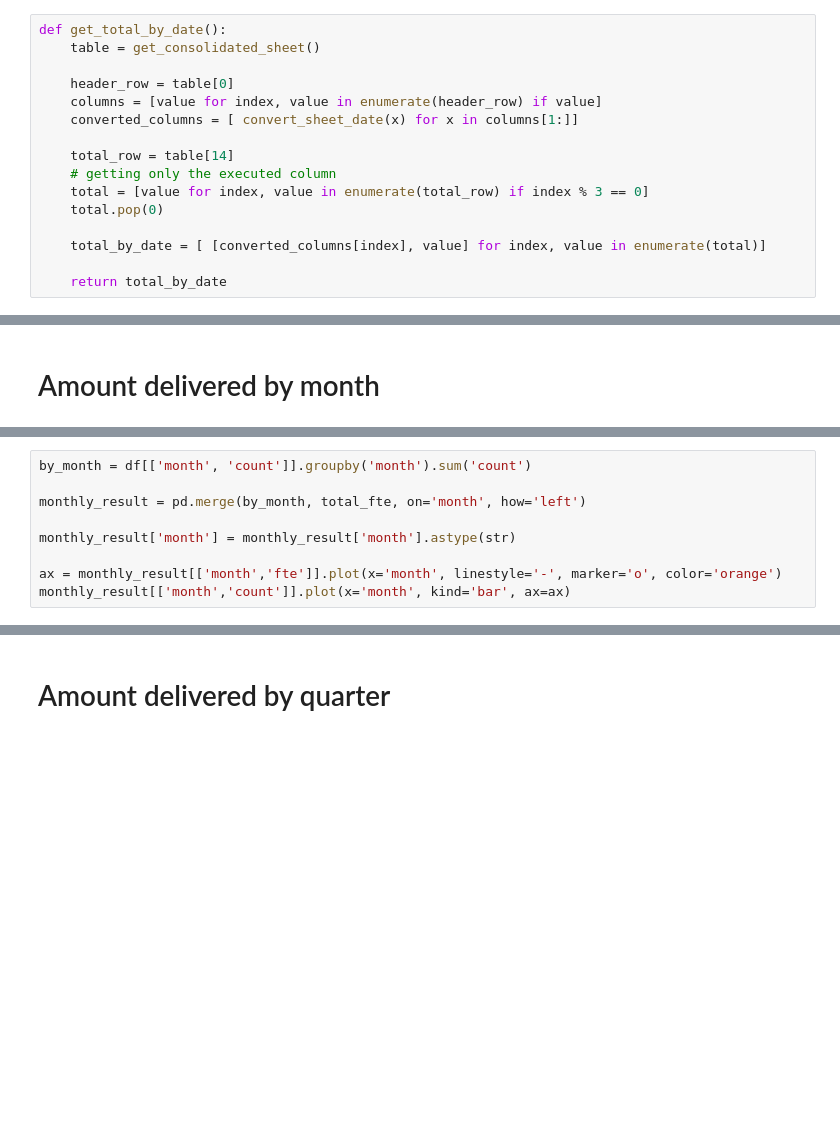
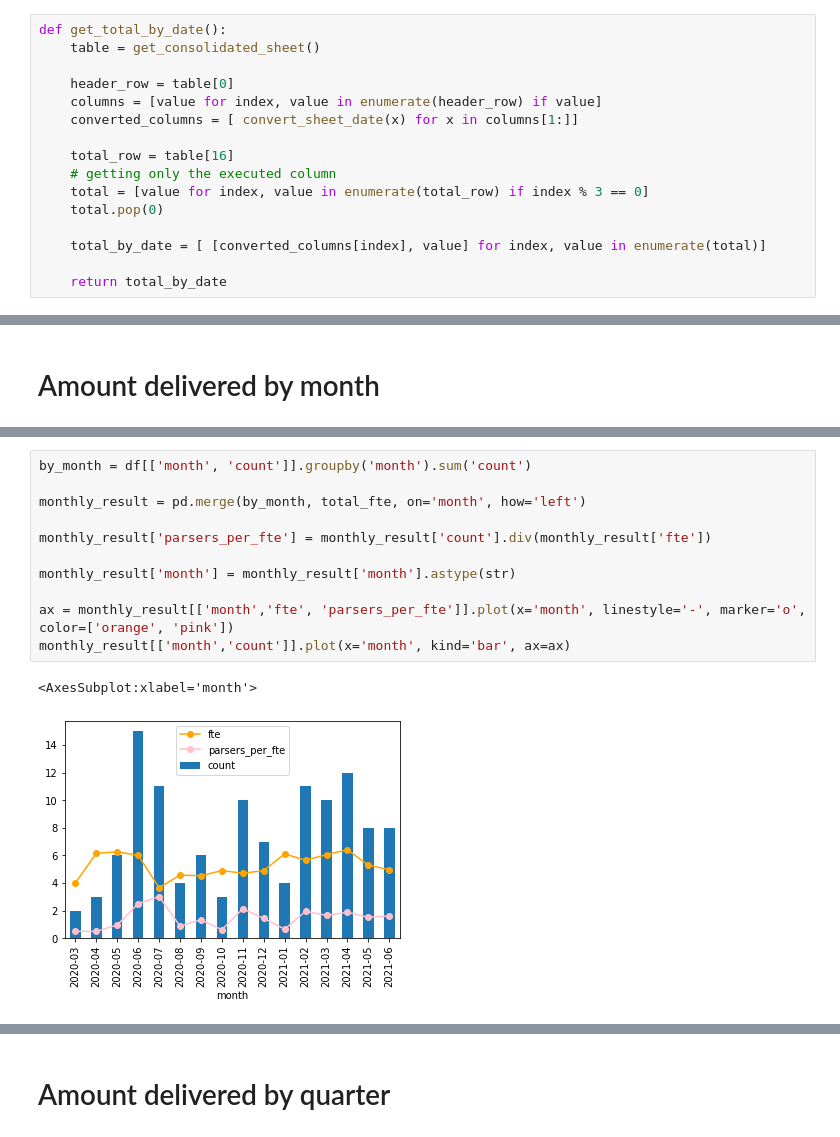
Before and after one commit to kieras/cbn-trello-analysis, a Jupyter notebook: cbn-trello.ipynb, the cells around one changed output, grey strips where cells are left out. Saved outputs shown, nothing was run; the diff lists cells and outputs as text; blank space fills up the shorter version.

Commit message:
Fix 'new dev added in sheet' and added 'parsers_per_fte' metric and graph.

```diff
--- a/cbn-trello.ipynb
+++ b/cbn-trello.ipynb
@@ -64,7 +64,7 @@ def get_total_by_date():
     columns = [value for index, value in enumerate(header_row) if value]
     converted_columns = [ convert_sheet_date(x) for x in columns[1:]]
 
-    total_row = table[14]
+    total_row = table[16]
     # getting only the executed column
     total = [value for index, value in enumerate(total_row) if index % 3 == 0]
     total.pop(0)
@@ -452,11 +569,16 @@ df[['month', 'count']].groupby('month').sum('count').plot(kind='bar')
 # %%
 by_month = df[['month', 'count']].groupby('month').sum('count')
 
 monthly_result = pd.merge(by_month, total_fte, on='month', how='left')
 
+monthly_result['parsers_per_fte'] = monthly_result['count'].div(monthly_result['fte'])
+
 monthly_result['month'] = monthly_result['month'].astype(str)
 
-ax = monthly_result[['month','fte']].plot(x='month', linestyle='-', marker='o', color='orange')
+ax = monthly_result[['month','fte', 'parsers_per_fte']].plot(x='month', linestyle='-', marker='o', color=['orange', 'pink'])
 monthly_result[['month','count']].plot(x='month', kind='bar', ax=ax)
+# %% [output]
+<AxesSubplot:xlabel='month'>
+[figure, added]
 # %%
 monthly_result
```
Also changed, not shown: parts of 16 cells of this notebook.
